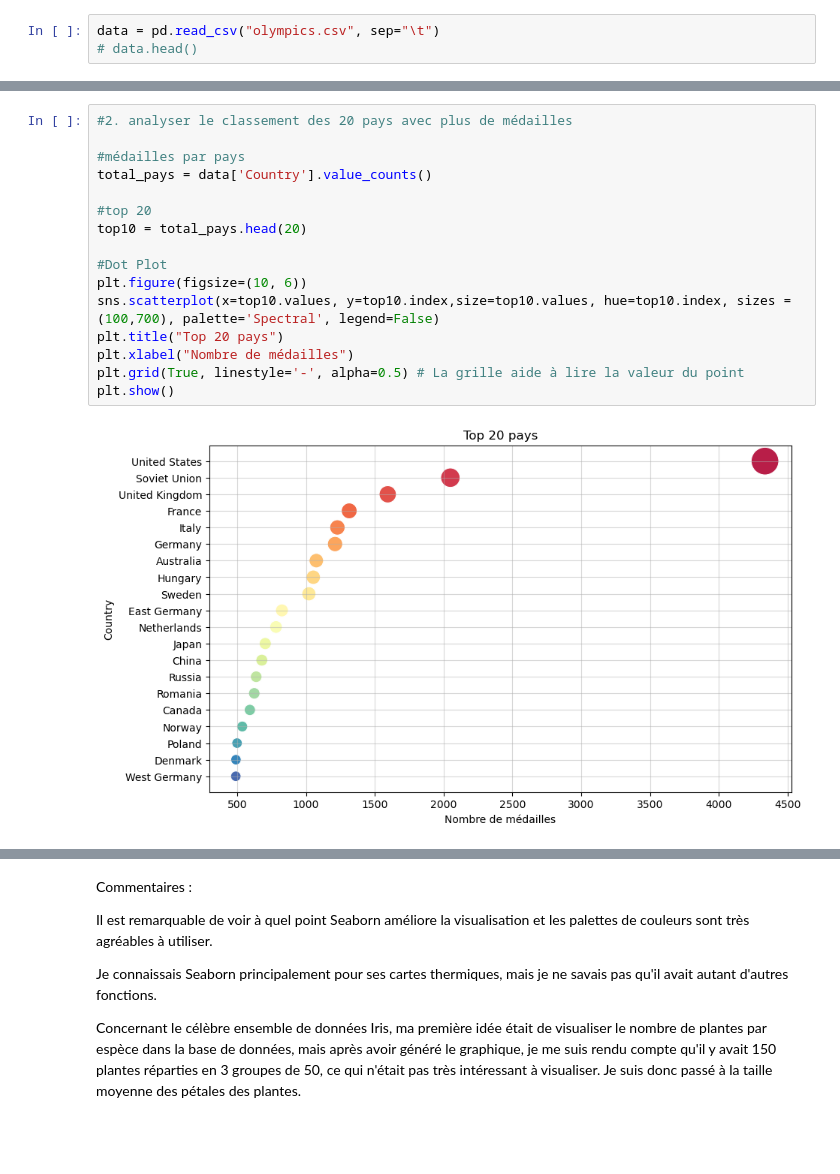
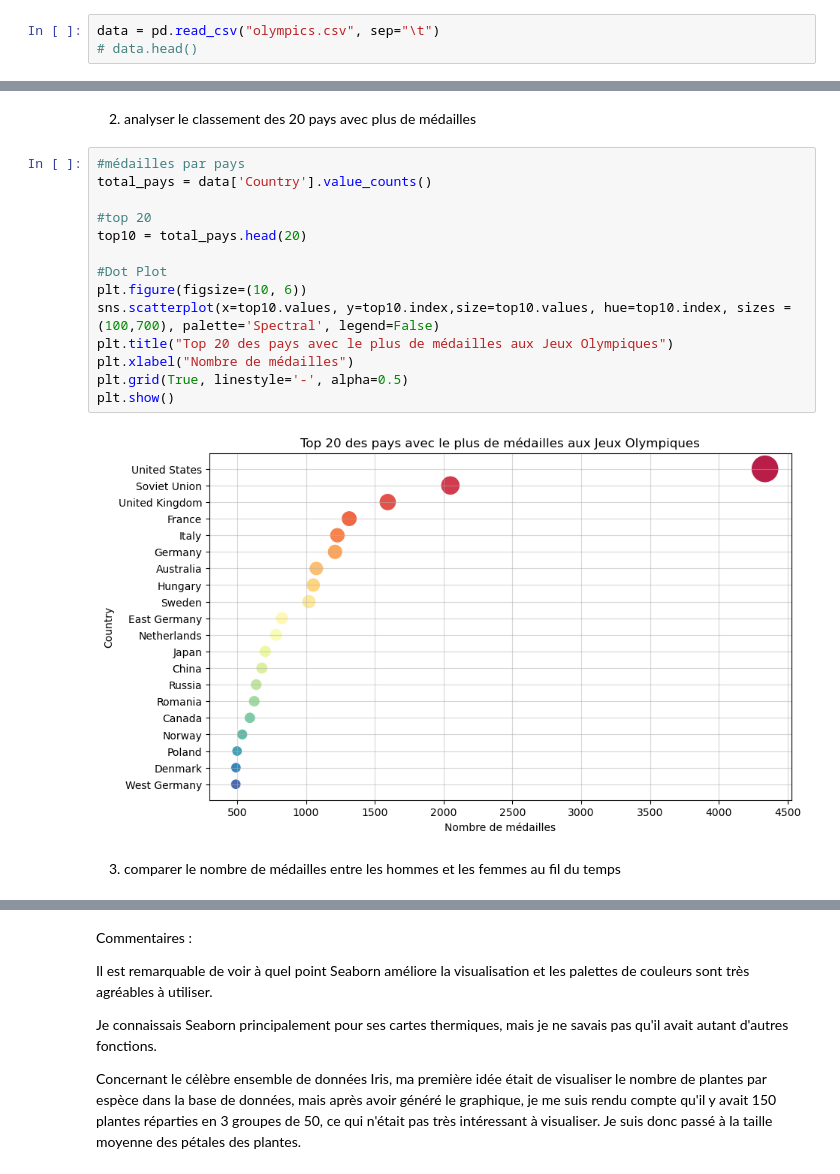
Before and after one commit to pjann42/Informatique-3-Python-Scientifique, a Jupyter notebook: tp6.ipynb, the cells around one changed output, grey strips where cells are left out. Drawn from its saved outputs; the diff is of its cells as text; blank space fills up the shorter version.

```diff
--- a/tp6.ipynb
+++ b/tp6.ipynb
@@ -30,19 +30,21 @@ plt.show()
+# %% [markdown]
+2. analyser le classement des 20 pays avec plus de médailles
 # %%
-#2. analyser le classement des 20 pays avec plus de médailles
-
 #médailles par pays
 total_pays = data['Country'].value_counts()
 
 #top 20
 top10 = total_pays.head(20)
 
 #Dot Plot
 plt.figure(figsize=(10, 6))
 sns.scatterplot(x=top10.values, y=top10.index,size=top10.values, hue=top10.index, sizes = (100,700), palette='Spectral', legend=False)
-plt.title("Top 20 pays")
+plt.title("Top 20 des pays avec le plus de médailles aux Jeux Olympiques")
 plt.xlabel("Nombre de médailles")
-plt.grid(True, linestyle='-', alpha=0.5) # La grille aide à lire la valeur du point
+plt.grid(True, linestyle='-', alpha=0.5)
 plt.show()
 # %% [output]
-[figure, old version]
+[figure, new version]
+# %% [markdown]
+3. comparer le nombre de médailles entre les hommes et les femmes au fil du temps
 # %%
```
Also changed, not shown: parts of 10 cells of this notebook.
